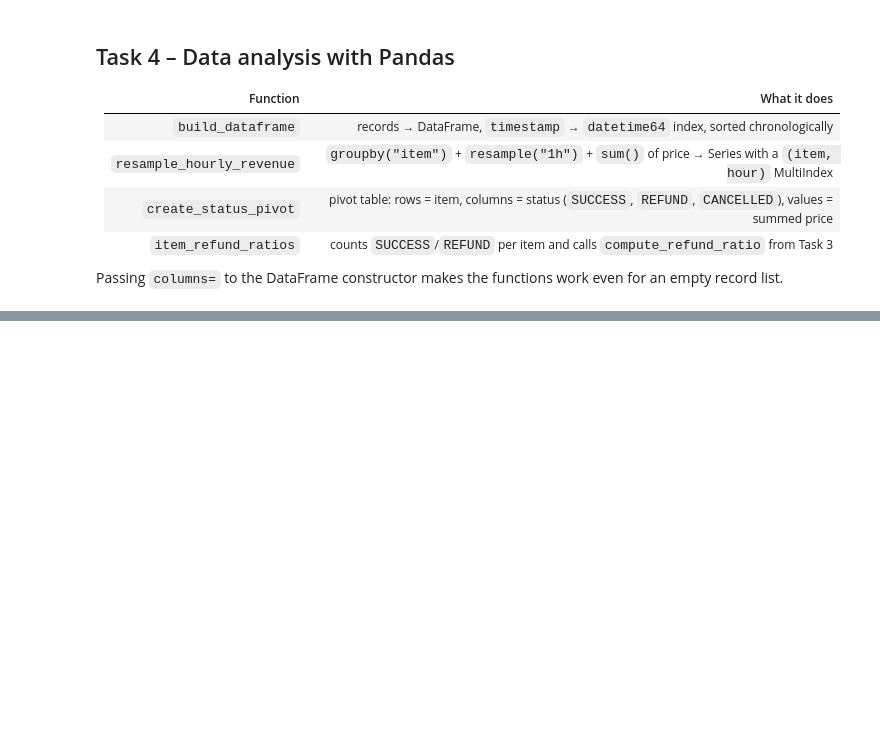
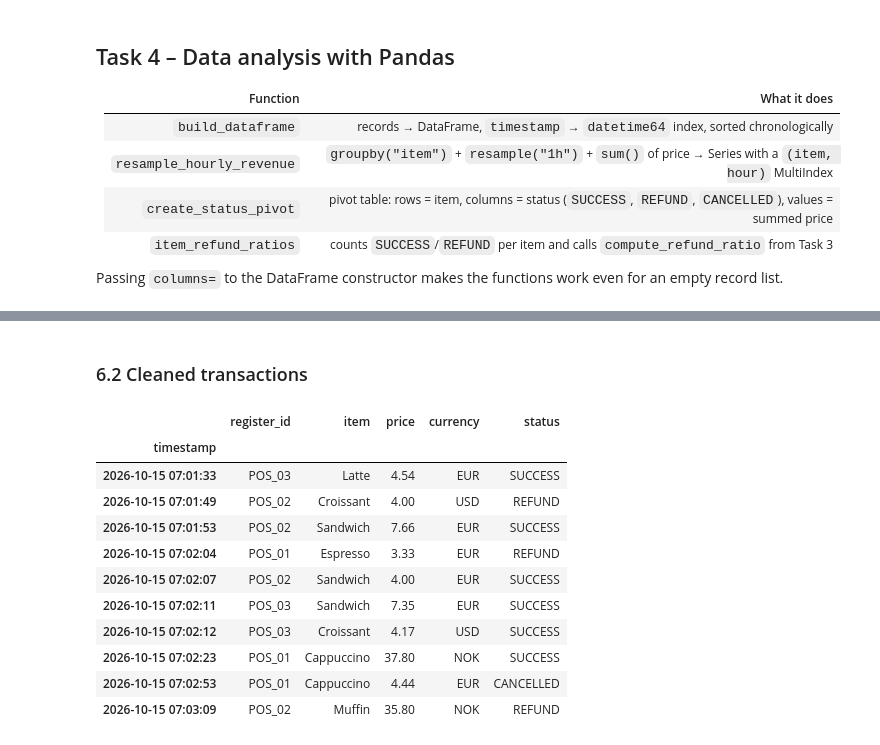
Before and after one commit to saltonese/Del_2-G6_5, a Jupyter notebook: Notebooks/Del_2.ipynb, the cells around one changed output, grey strips where cells are left out. Drawn from its saved outputs; the diff is of its cells as text; code cells hidden in the pictures; blank space fills up the shorter version.

```diff
--- a/Notebooks/Del_2.ipynb
+++ b/Notebooks/Del_2.ipynb
@@ -352,0 +481,17 @@ demo_pivot
+# %% [markdown]
+### 6.2 Cleaned transactions
+# %%
+results["clean_df"].head(10)
+# %% [output]
+|  | register_id | item | price | currency | status |
+| timestamp |  |  |  |  |  |
+| 2026-10-15 07:01:33 | POS_03 | Latte | 4.54 | EUR | SUCCESS |
+| 2026-10-15 07:01:49 | POS_02 | Croissant | 4.00 | USD | REFUND |
+| 2026-10-15 07:01:53 | POS_02 | Sandwich | 7.66 | EUR | SUCCESS |
+| 2026-10-15 07:02:04 | POS_01 | Espresso | 3.33 | EUR | REFUND |
+| 2026-10-15 07:02:07 | POS_02 | Sandwich | 4.00 | EUR | SUCCESS |
+| 2026-10-15 07:02:11 | POS_03 | Sandwich | 7.35 | EUR | SUCCESS |
+| 2026-10-15 07:02:12 | POS_03 | Croissant | 4.17 | USD | SUCCESS |
+| 2026-10-15 07:02:23 | POS_01 | Cappuccino | 37.80 | NOK | SUCCESS |
+| 2026-10-15 07:02:53 | POS_01 | Cappuccino | 4.44 | EUR | CANCELLED |
+| 2026-10-15 07:03:09 | POS_02 | Muffin | 35.80 | NOK | REFUND |
```
Also changed, not shown: parts of 18 cells of this notebook, 12 other files.
